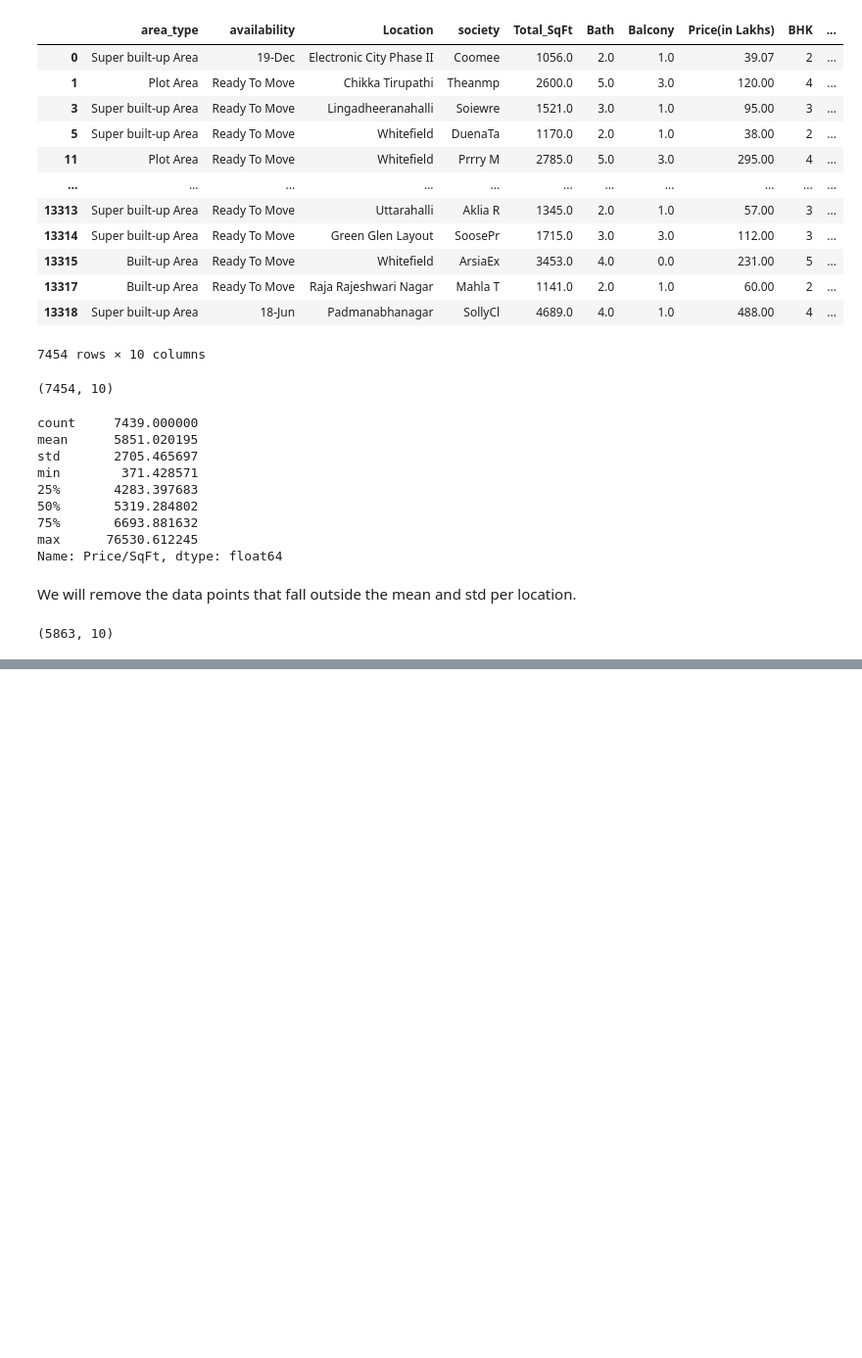
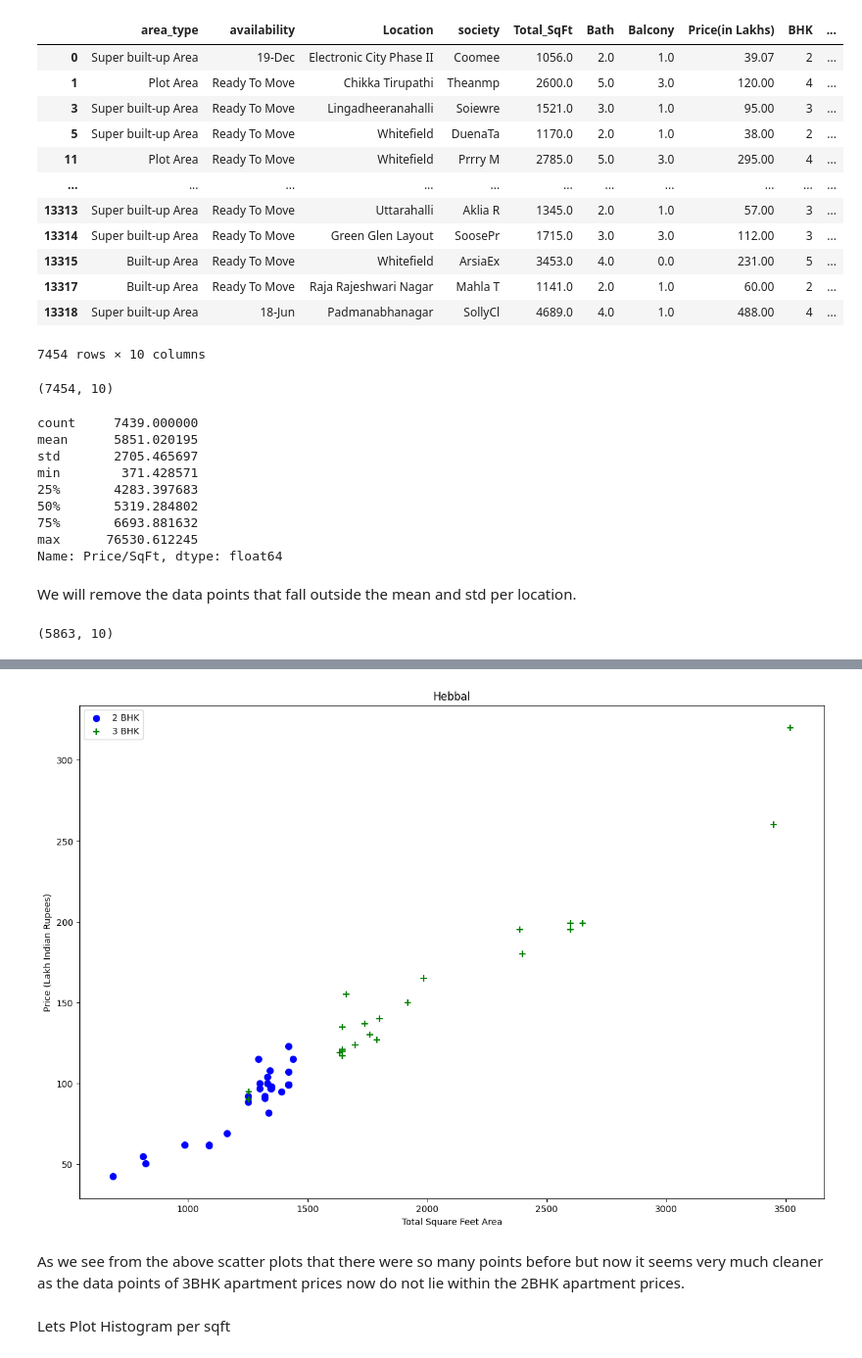
Before and after one commit to MdSaad07/CodeClauseInternship_Housing-Price-Prediction, a Jupyter notebook: housing-price-prediction.ipynb, the cells around one changed output, grey strips where cells are left out. Shown at 98% size. Saved outputs shown, nothing was run; the diff lists cells and outputs as text; code cells hidden in the pictures; blank space fills up the shorter version.

```diff
--- a/housing-price-prediction.ipynb
+++ b/housing-price-prediction.ipynb
@@ -473,0 +531,9 @@ data4.shape
+# %%
+plot_scatter_chart(data5, "Hebbal")
+# %% [output]
+[figure, added]
+# %% [markdown]
+As we see from the above scatter plots that there were so many points before but now it seems very much cleaner as the data points of 3BHK apartment prices now do not lie within the 2BHK apartment prices.
+# %% [markdown]
+
+Lets Plot Histogram per sqft
```
Also changed, not shown: parts of 24 cells of this notebook.
